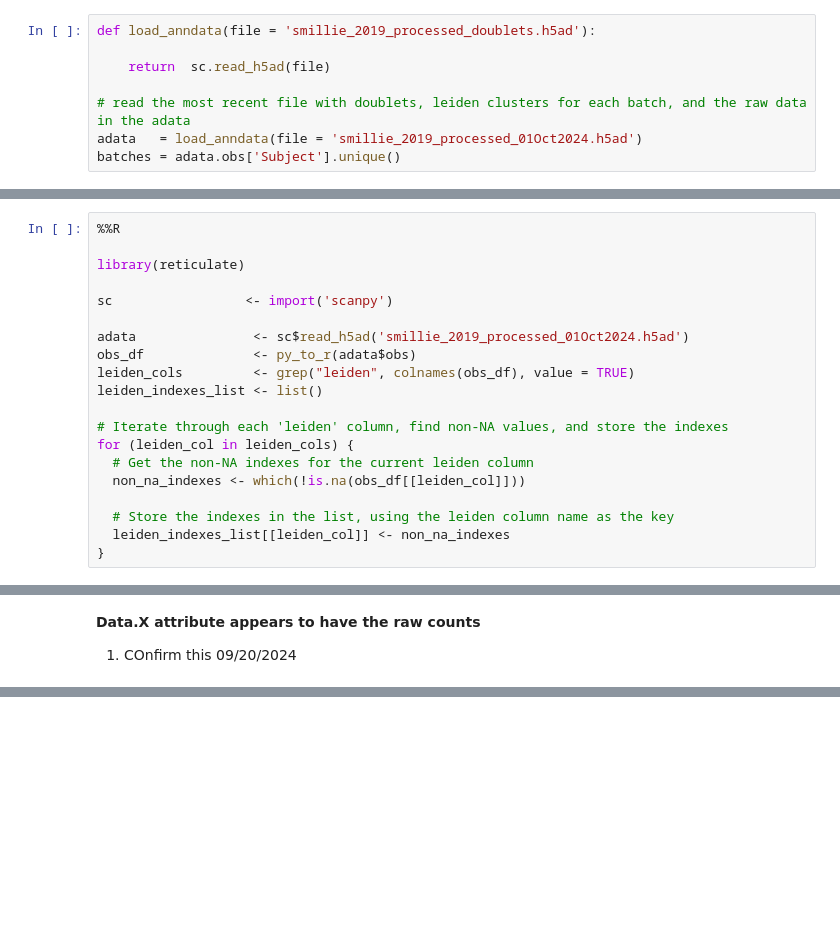
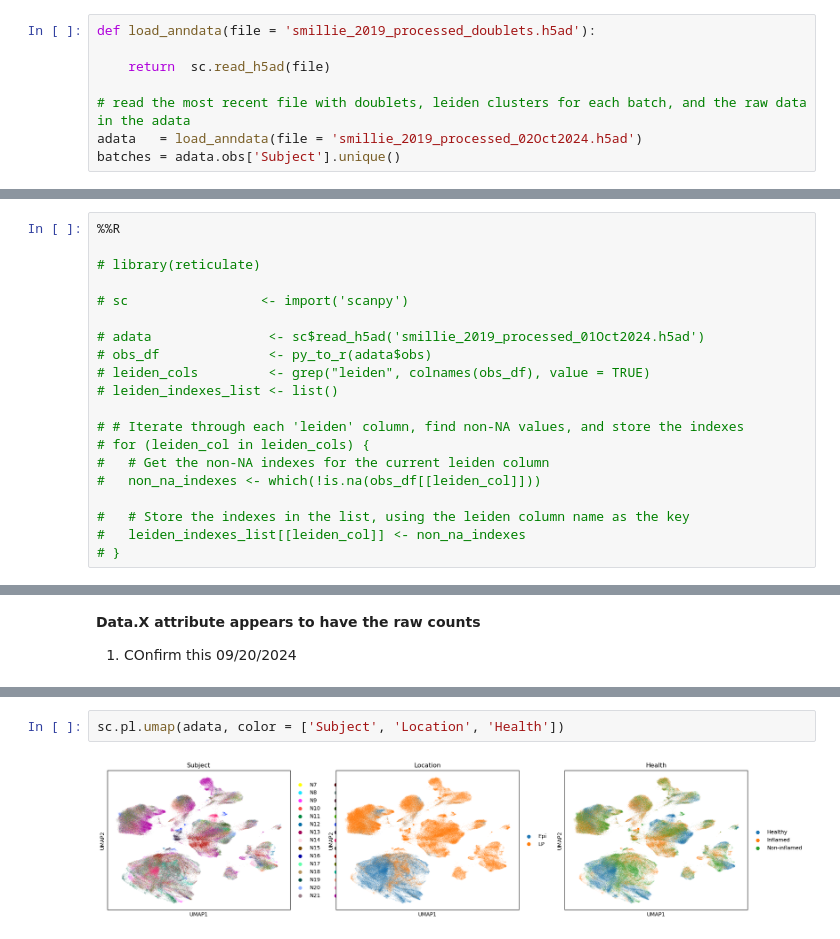
Before and after one commit to alexjimenez99/sc-RNAseq-embryos, a Jupyter notebook: bayesian_composition_analysis.ipynb, the cells around one changed output, grey strips where cells are left out. Drawn from its saved outputs; the diff is of its cells as text; blank space fills up the shorter version.

```diff
--- a/bayesian_composition_analysis.ipynb
+++ b/bayesian_composition_analysis.ipynb
@@ -542,7 +565,7 @@ def load_anndata(file = 'smillie_2019_processed_doublets.h5ad'):
     return  sc.read_h5ad(file)
 
 # read the most recent file with doublets, leiden clusters for each batch, and the raw data in the adata
-adata   = load_anndata(file = 'smillie_2019_processed_01Oct2024.h5ad')
+adata   = load_anndata(file = 'smillie_2019_processed_02Oct2024.h5ad')
 batches = adata.obs['Subject'].unique()
 # %% [markdown]
 **Ambient RNA Detection**
@@ -581,21 +604,21 @@ data     = adata.X.T
 # %%
 %%R
 
-library(reticulate)
+# library(reticulate)
 
-sc                 <- import('scanpy')
+# sc                 <- import('scanpy')
 
-adata               <- sc$read_h5ad('smillie_2019_processed_01Oct2024.h5ad')
-obs_df              <- py_to_r(adata$obs)
-leiden_cols         <- grep("leiden", colnames(obs_df), value = TRUE)
-leiden_indexes_list <- list()
+# adata               <- sc$read_h5ad('smillie_2019_processed_01Oct2024.h5ad')
+# obs_df              <- py_to_r(adata$obs)
+# leiden_cols         <- grep("leiden", colnames(obs_df), value = TRUE)
+# leiden_indexes_list <- list()
 
-# Iterate through each 'leiden' column, find non-NA values, and store the indexes
-for (leiden_col in leiden_cols) {
-  # Get the non-NA indexes for the current leiden column
-  non_na_indexes <- which(!is.na(obs_df[[leiden_col]]))
+# # Iterate through each 'leiden' column, find non-NA values, and store the indexes
+# for (leiden_col in leiden_cols) {
+#   # Get the non-NA indexes for the current leiden column
+#   non_na_indexes <- which(!is.na(obs_df[[leiden_col]]))
 
-  # Store the indexes in the list, using the leiden column name as the key
-  leiden_indexes_list[[leiden_col]] <- non_na_indexes
-}
+#   # Store the indexes in the list, using the leiden column name as the key
+#   leiden_indexes_list[[leiden_col]] <- non_na_indexes
+# }
 # %%
@@ -820,0 +734,4 @@ data_highvar
+# %%
+sc.pl.umap(adata, color = ['Subject', 'Location', 'Health'])
+# %% [output]
+[figure, added]
```
Also changed, not shown: parts of 30 cells of this notebook.
